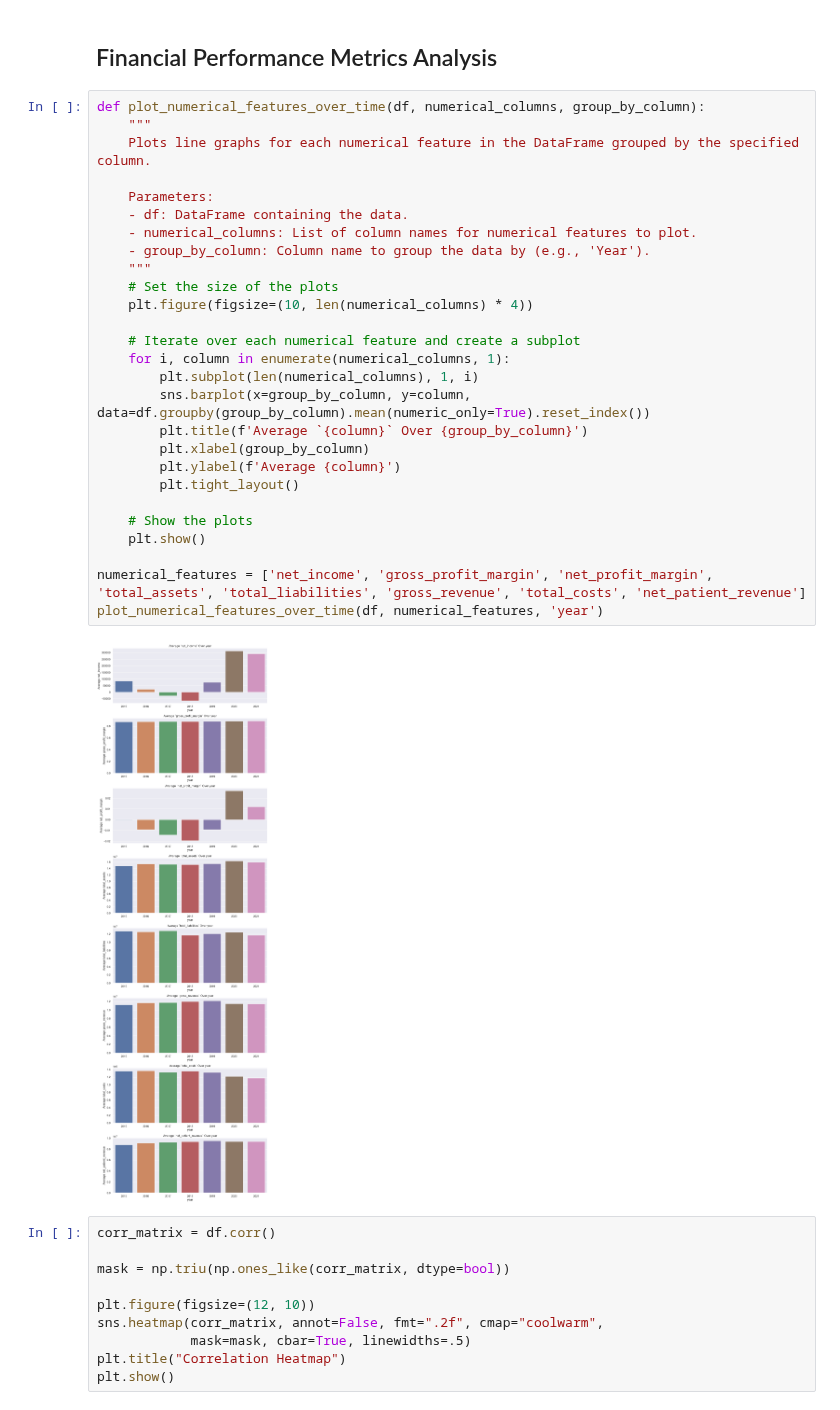
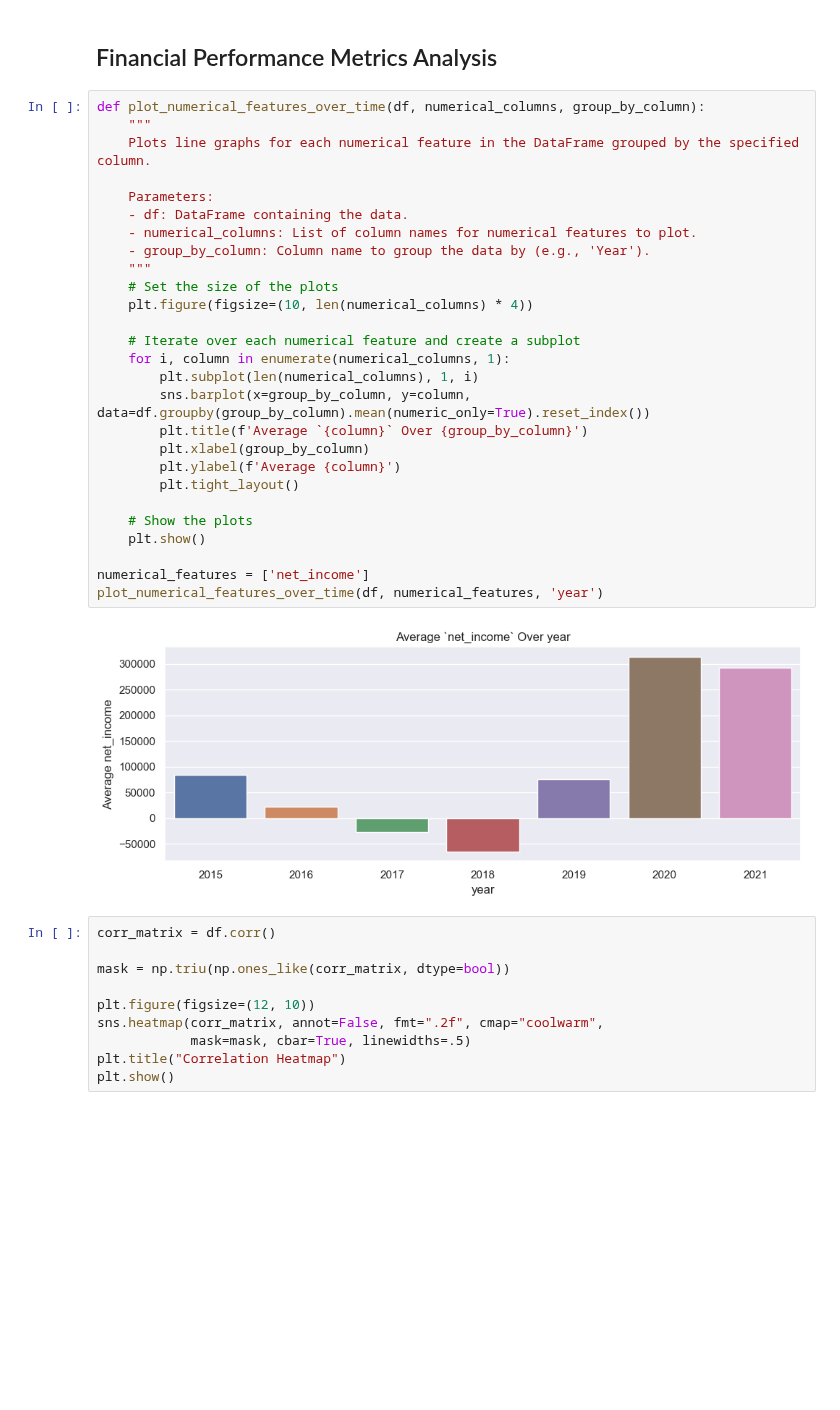
Before and after one commit to Musiik-fn/620-Project-Codebase, a Jupyter notebook: Codebase/620ProjectWhiteboard.ipynb, the cells around one changed output. Cells and saved outputs as stored; diff of their text form; blank space fills up the shorter version.

Commit message:
EDA for cost reports.

```diff
--- a/Codebase/620ProjectWhiteboard.ipynb
+++ b/Codebase/620ProjectWhiteboard.ipynb
@@ -555,32 +555,32 @@ df = df[df['operating_expense_ratio'] >= -2]
 # %%
 def plot_numerical_features_over_time(df, numerical_columns, group_by_column):
     """
     Plots line graphs for each numerical feature in the DataFrame grouped by the specified column.
 
     Parameters:
     - df: DataFrame containing the data.
     - numerical_columns: List of column names for numerical features to plot.
     - group_by_column: Column name to group the data by (e.g., 'Year').
     """
     # Set the size of the plots
     plt.figure(figsize=(10, len(numerical_columns) * 4))
 
     # Iterate over each numerical feature and create a subplot
     for i, column in enumerate(numerical_columns, 1):
         plt.subplot(len(numerical_columns), 1, i)
         sns.barplot(x=group_by_column, y=column, data=df.groupby(group_by_column).mean(numeric_only=True).reset_index())
         plt.title(f'Average `{column}` Over {group_by_column}')
         plt.xlabel(group_by_column)
         plt.ylabel(f'Average {column}')
         plt.tight_layout()
 
     # Show the plots
     plt.show()
 
-numerical_features = ['net_income', 'gross_profit_margin', 'net_profit_margin', 'total_assets', 'total_liabilities', 'gross_revenue', 'total_costs', 'net_patient_revenue']
+numerical_features = ['net_income']
 plot_numerical_features_over_time(df, numerical_features, 'year')
 # %% [output]
-[figure, old version]
+[figure, new version]
 # %%
 corr_matrix = df.corr()
 
```
Also changed, not shown: parts of 5 cells of this notebook, 13 other files.
